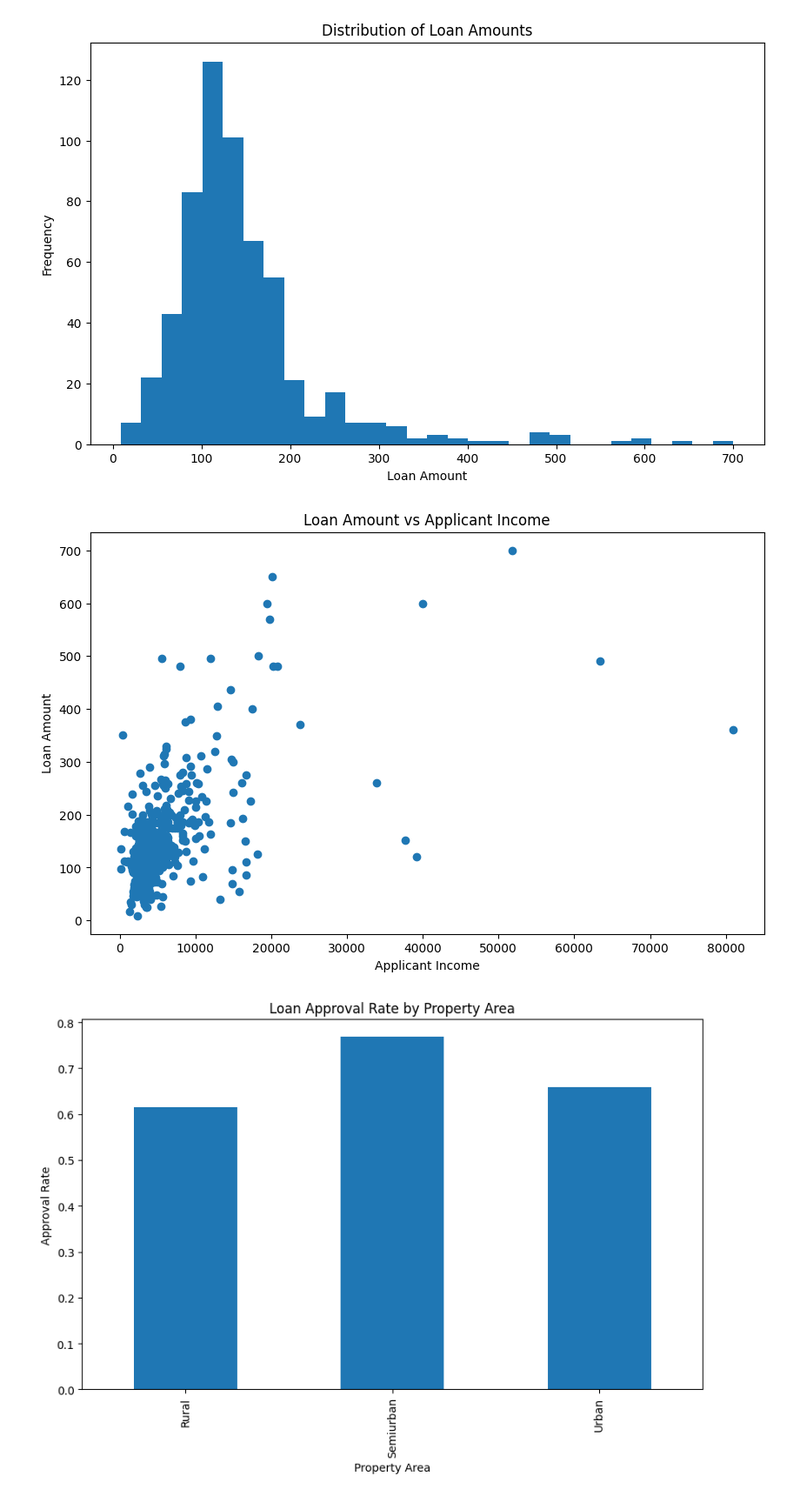
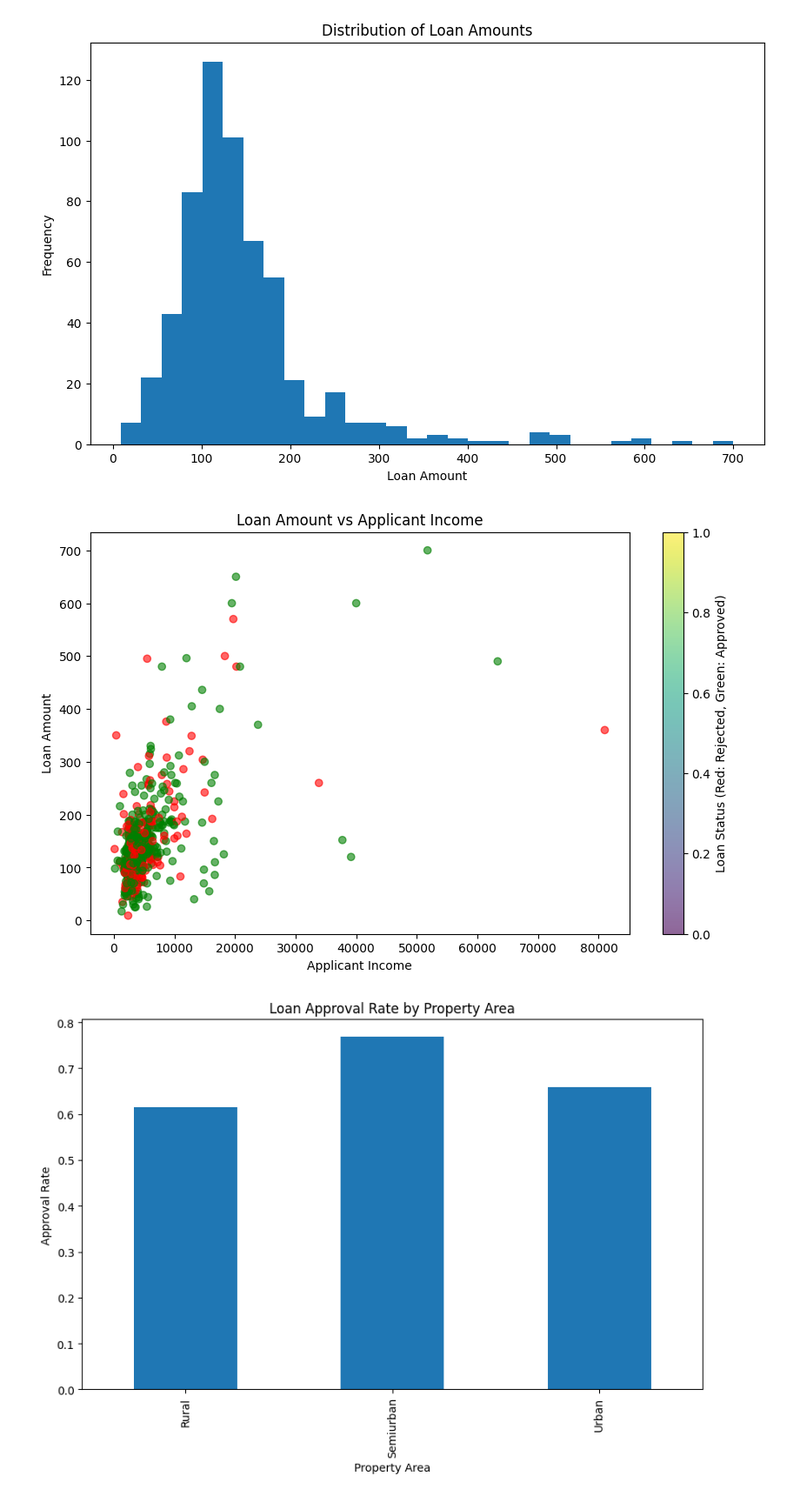
Before and after one commit to prnvpwr2612/ML-Labs, a Jupyter notebook: Self Written/Loan Approval/Linear Regression.ipynb, the cells around one changed output. Shown at 87% size. Saved outputs shown, nothing was run; the diff lists cells and outputs as text; code cells hidden in the pictures.

```diff
--- a/Self Written/Loan Approval/Linear Regression.ipynb
+++ b/Self Written/Loan Approval/Linear Regression.ipynb
@@ -34,14 +35,16 @@ plt.show()
 [figure]
 # %%
 # Plot 2: Loan Amount vs Applicant Income
-plt.figure(figsize=(10, 6))
-plt.scatter(loan['ApplicantIncome'], loan['LoanAmount'])
-plt.title('Loan Amount vs Applicant Income')
-plt.xlabel('Applicant Income')
-plt.ylabel('Loan Amount')
+fig, ax = plt.subplots(figsize=(10, 6))
+colors = ['red' if status == 0 else 'green' for status in loan['Loan_Status']]
+scatter = ax.scatter(loan['ApplicantIncome'], loan['LoanAmount'], c=colors, alpha=0.6)
+ax.set_title('Loan Amount vs Applicant Income')
+ax.set_xlabel('Applicant Income')
+ax.set_ylabel('Loan Amount')
+plt.colorbar(scatter, label='Loan Status (Red: Rejected, Green: Approved)')
 plt.show()
 # %% [output]
-[figure, old version]
+[figure, new version]
 # %%
 # Plot 3: Loan Approval Rate by Property Area
 approval_rate = loan.groupby('Property_Area')['Loan_Status'].mean()
```
Also changed, not shown: parts of 4 cells of this notebook.
